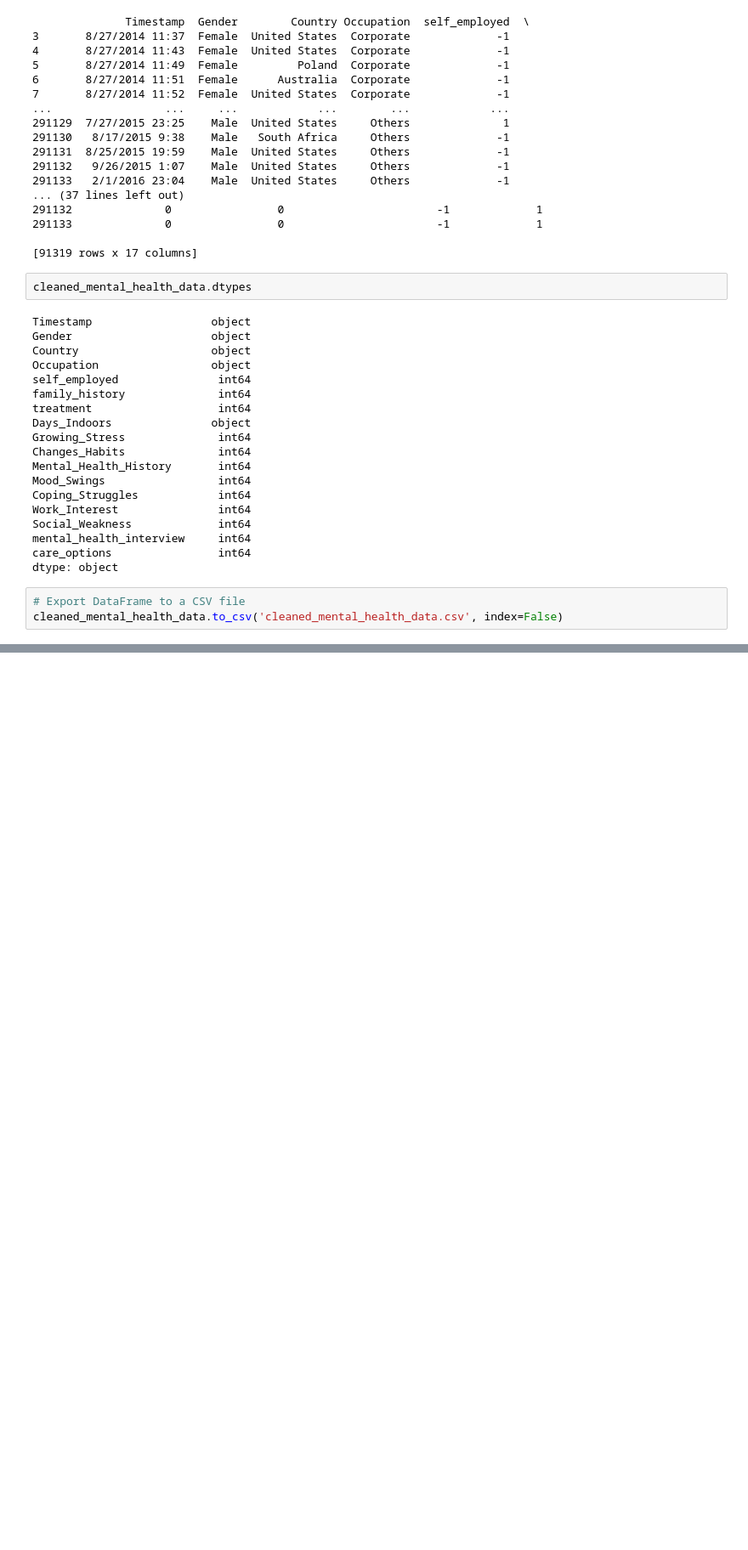
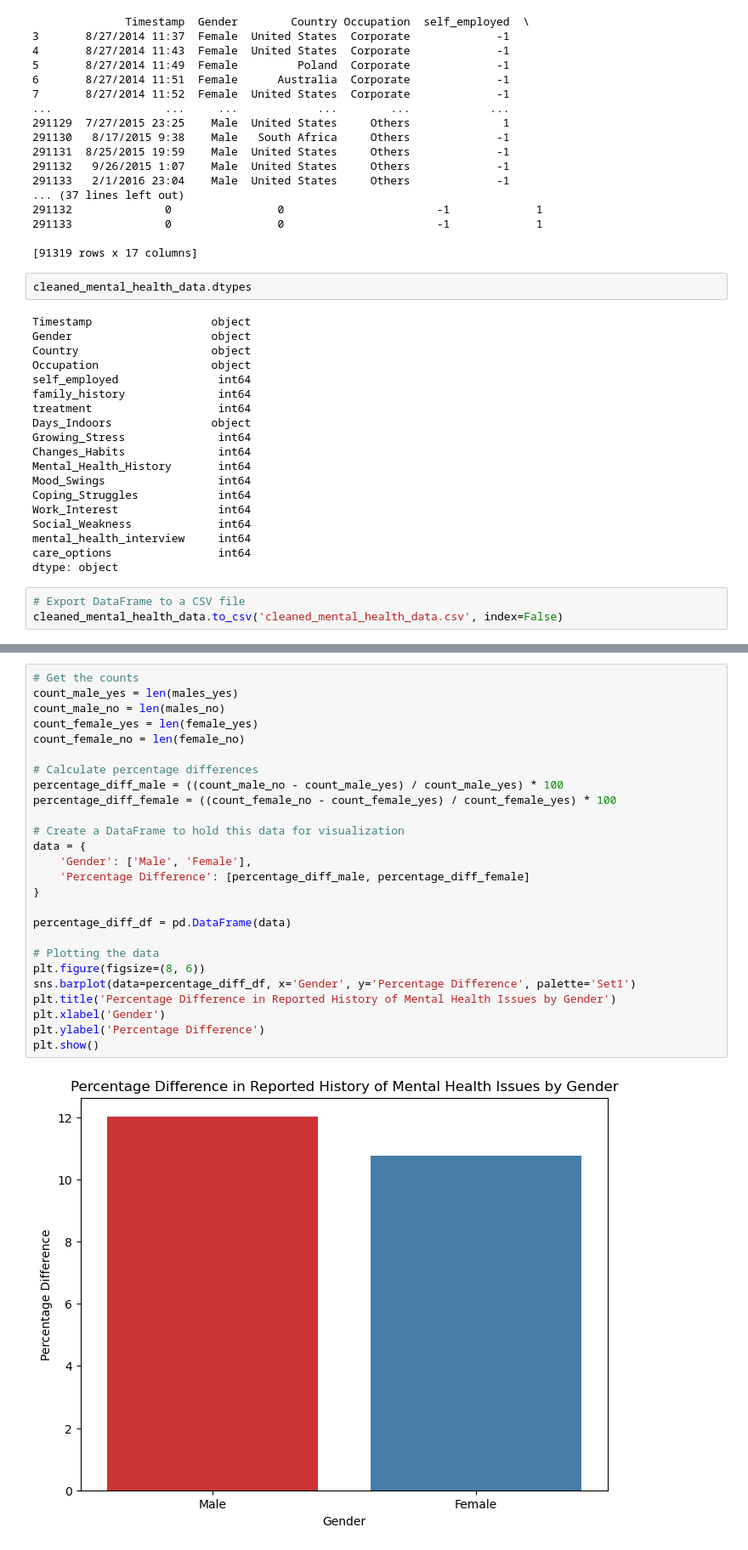
Before and after one commit to nchakicherla/ucb-dataviz-project1-group7, a Jupyter notebook: clean_up_file.ipynb, the cells around one changed output, grey strips where cells are left out. Shown: that part at 85% size. Cells and saved outputs as stored; diff of their text form; blank space fills up the shorter version.

```diff
--- a/clean_up_file.ipynb
+++ b/clean_up_file.ipynb
@@ -155,0 +208,28 @@ cleaned_mental_health_data.to_csv('cleaned_mental_health_data.csv', index=False)
+# %%
+# Get the counts
+count_male_yes = len(males_yes)
+count_male_no = len(males_no)
+count_female_yes = len(female_yes)
+count_female_no = len(female_no)
+
+# Calculate percentage differences
+percentage_diff_male = ((count_male_no - count_male_yes) / count_male_yes) * 100
+percentage_diff_female = ((count_female_no - count_female_yes) / count_female_yes) * 100
+
+# Create a DataFrame to hold this data for visualization
+data = {
+    'Gender': ['Male', 'Female'],
+    'Percentage Difference': [percentage_diff_male, percentage_diff_female]
+}
+
+percentage_diff_df = pd.DataFrame(data)
+
+# Plotting the data
+plt.figure(figsize=(8, 6))
+sns.barplot(data=percentage_diff_df, x='Gender', y='Percentage Difference', palette='Set1')
+plt.title('Percentage Difference in Reported History of Mental Health Issues by Gender')
+plt.xlabel('Gender')
+plt.ylabel('Percentage Difference')
+plt.show()
+# %% [output]
+[figure, added]
```
Also changed, not shown: parts of 13 cells of this notebook.
